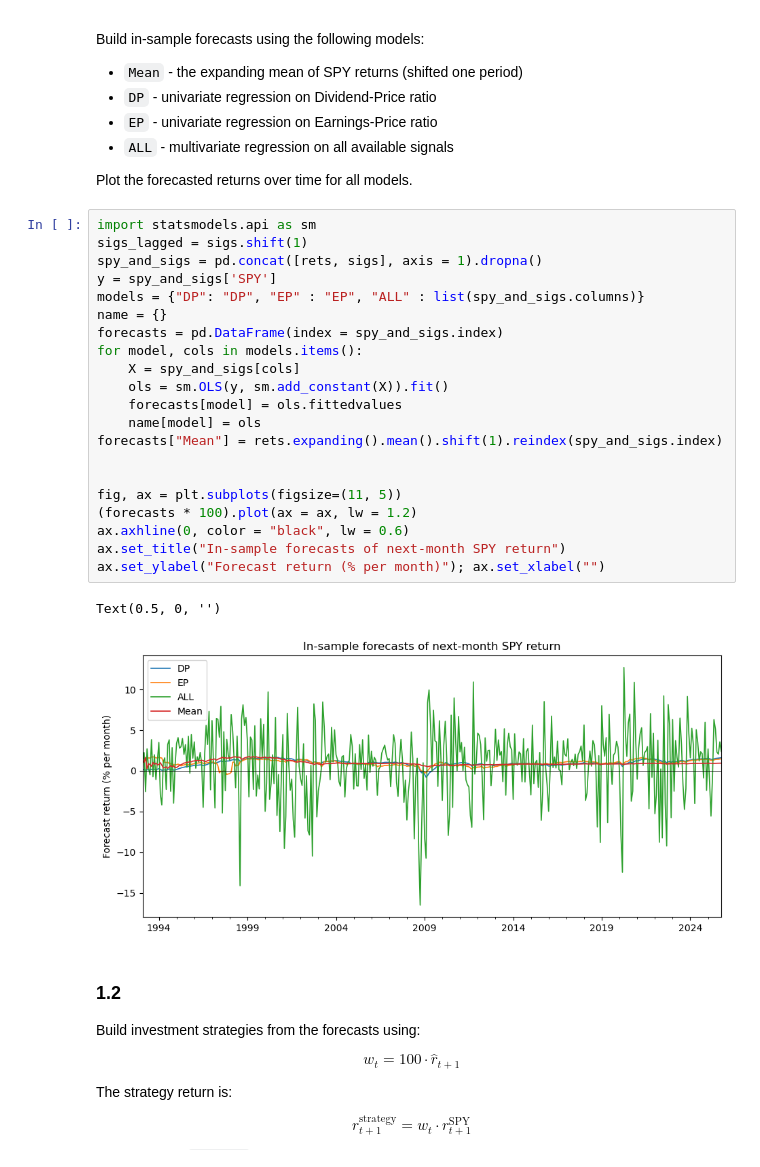
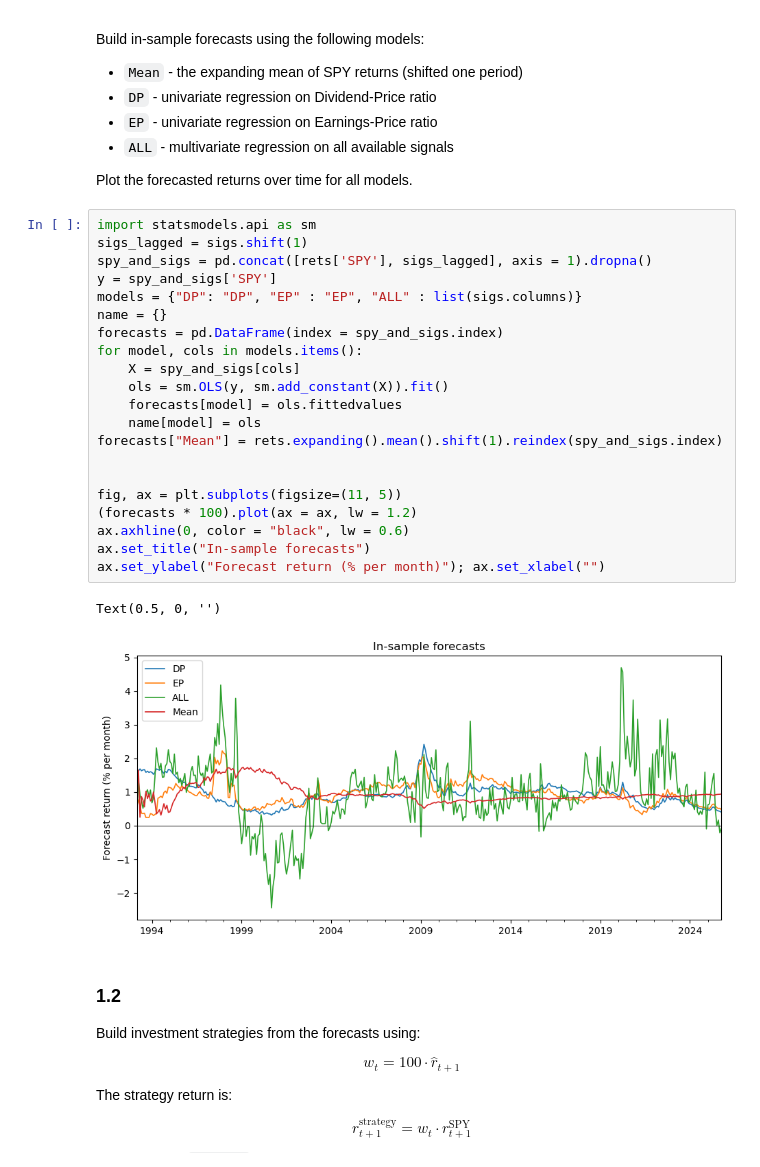
Before and after one commit to hannahkong1/portfolio_groupc, a Jupyter notebook: Forecasting_20SPY.ipynb, the cells around one changed output. Drawn from its saved outputs; the diff is of its cells as text.

```diff
--- a/Forecasting_20SPY.ipynb
+++ b/Forecasting_20SPY.ipynb
@@ -77,27 +77,27 @@ Plot the forecasted returns over time for all models.
 # %%
 import statsmodels.api as sm
 sigs_lagged = sigs.shift(1)
-spy_and_sigs = pd.concat([rets, sigs], axis = 1).dropna()
+spy_and_sigs = pd.concat([rets['SPY'], sigs_lagged], axis = 1).dropna()
 y = spy_and_sigs['SPY']
-models = {"DP": "DP", "EP" : "EP", "ALL" : list(spy_and_sigs.columns)}
+models = {"DP": "DP", "EP" : "EP", "ALL" : list(sigs.columns)}
 name = {}
 forecasts = pd.DataFrame(index = spy_and_sigs.index)
 for model, cols in models.items():
     X = spy_and_sigs[cols]
     ols = sm.OLS(y, sm.add_constant(X)).fit()
     forecasts[model] = ols.fittedvalues
     name[model] = ols
 forecasts["Mean"] = rets.expanding().mean().shift(1).reindex(spy_and_sigs.index)
 
 
 fig, ax = plt.subplots(figsize=(11, 5))
 (forecasts * 100).plot(ax = ax, lw = 1.2)
 ax.axhline(0, color = "black", lw = 0.6)
-ax.set_title("In-sample forecasts of next-month SPY return")
+ax.set_title("In-sample forecasts")
 ax.set_ylabel("Forecast return (% per month)"); ax.set_xlabel("")
 # %% [output]
 Text(0.5, 0, '')
-[figure, old version]
+[figure, new version]
 # %% [markdown]
 ### 1.2
 
```
Also changed, not shown: parts of 1 cell of this notebook.
